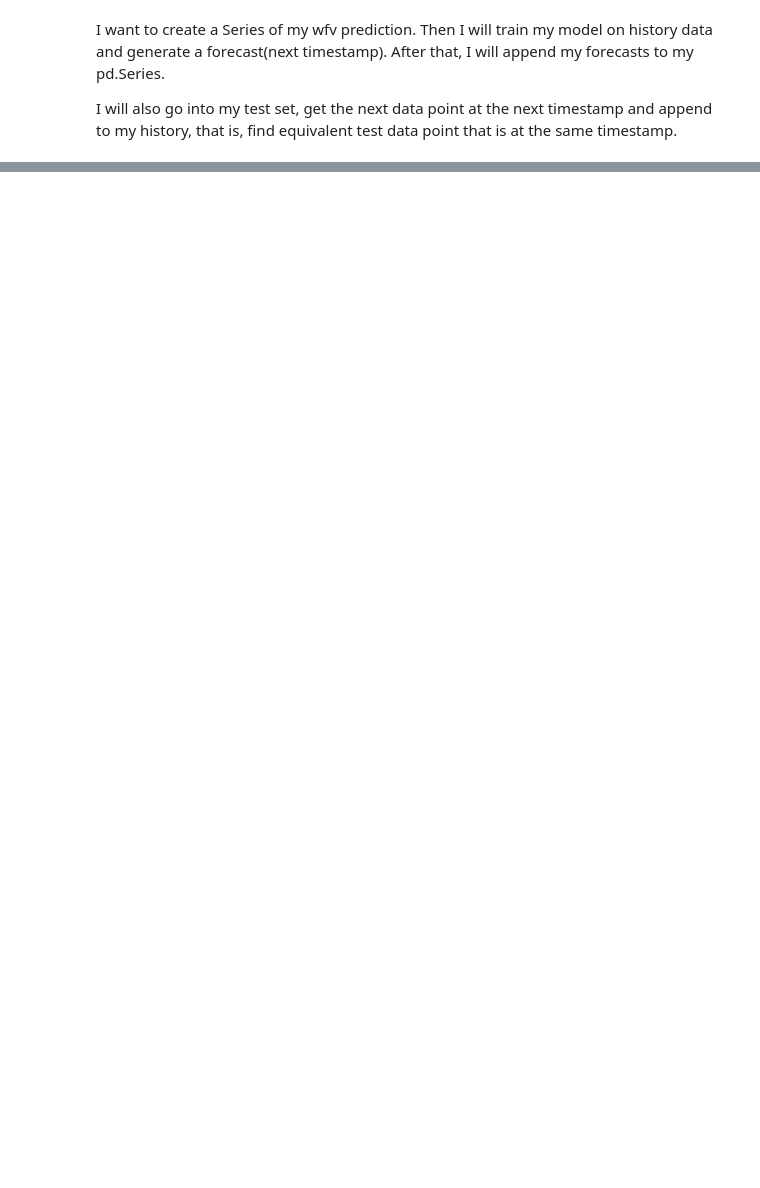
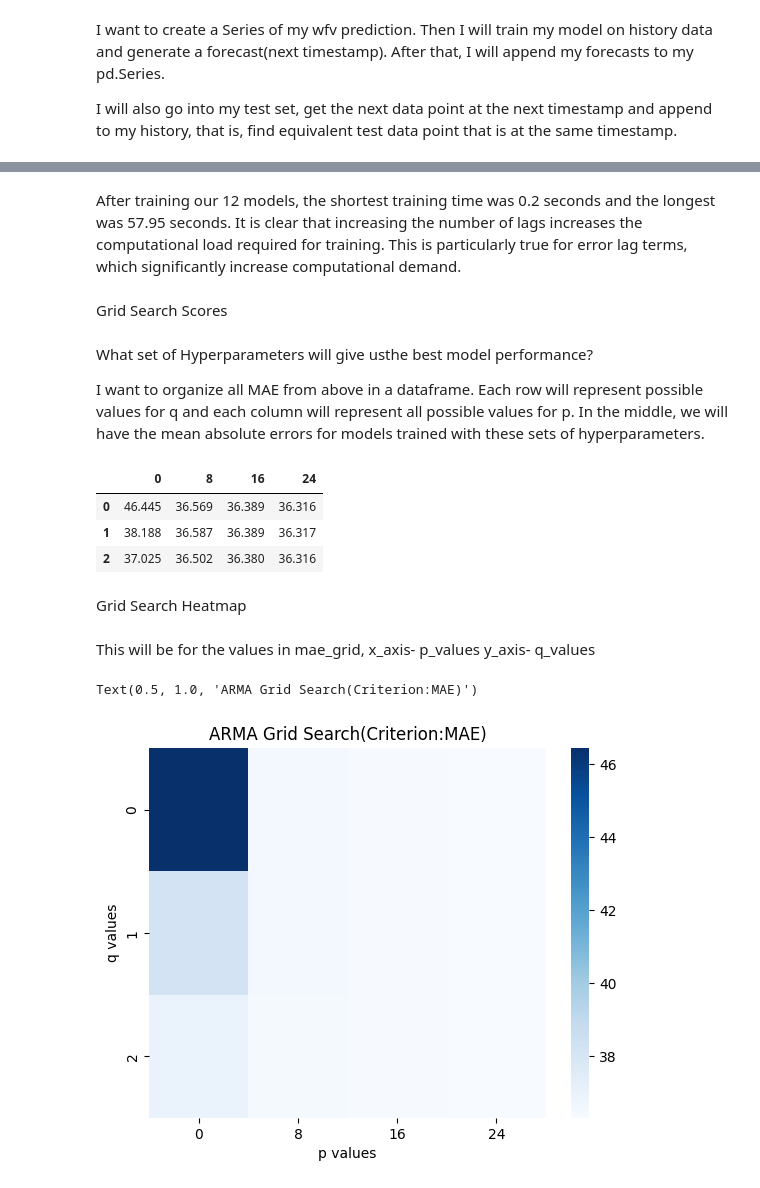
Before and after one commit to mugobrian201/portfolio, a Jupyter notebook: Air_Quality_in_Beijing.ipynb, the cells around one changed output, grey strips where cells are left out. Cells and saved outputs as stored; diff of their text form; code cells hidden in the pictures; blank space fills up the shorter version.

```diff
--- a/Air_Quality_in_Beijing.ipynb
+++ b/Air_Quality_in_Beijing.ipynb
@@ -667,0 +739,5 @@ fig.show()
+# %%
+p_params = range(0, 25, 8)
+print("p values:", p_params)
+q_params = range(0, 3, 1)
+print("q values:", q_params)
@@ -667,0 +757,26 @@ fig.show()
+# %%
+#Create a dictionary to store MAEs
+mae_grid = {}
+#Outer loop:Iterate through possible values of 'p'
+for p in p_params:
+  #Create a new key in dictionary with empty list
+  mae_grid[p] = list()
+  #Inner loop: Iterate through possible values for q
+  for q in q_params:
+    #Combination of hyperparameters for model
+    order = (p, 0, q)
+    #Start time
+    start_time = time.time()
+    #Train model
+    model_arma = ARIMA(y_train_arma, order=order).fit()
+    #Calculate Model Training Time
+    elapsed_time = round(time.time() - start_time, 2)
+    print(f"Trained ARIMA {order} in {elapsed_time} seconds")
+    #Generate in sample predictions
+    y_pred_arma = model_arma.predict()
+    #Calculate training MAE
+    mae_training_arma = mean_absolute_error(y_train_arma, y_pred_arma)
+    #Append MAE List in dictionary
+    mae_grid[p].append(mae_training_arma)
+print()
+print(mae_grid)
@@ -667,0 +798,30 @@ fig.show()
+# %% [markdown]
+After training our 12 models, the shortest training time was 0.2 seconds and the longest was 57.95 seconds. It is clear that increasing the number of lags increases the computational load required for training. This is particularly true for error lag terms, which significantly increase computational demand.
+# %% [markdown]
+Grid Search Scores
+# %% [markdown]
+What set of Hyperparameters will give usthe best model performance?
+
+I want to organize all MAE from above in a dataframe. Each row will represent possible values for q and each column will represent all possible values for p. In the middle, we will have the mean absolute errors for models trained with these sets of hyperparameters.
+# %%
+mae_df = pd.DataFrame(mae_grid)
+mae_df.round(3)
+# %% [output]
+|  | 0 | 8 | 16 | 24 |
+| 0 | 46.445 | 36.569 | 36.389 | 36.316 |
+| 1 | 38.188 | 36.587 | 36.389 | 36.317 |
+| 2 | 37.025 | 36.502 | 36.380 | 36.316 |
+# %% [markdown]
+Grid Search Heatmap
+# %% [markdown]
+This will be for the values in mae_grid,
+x_axis- p_values
+y_axis- q_values
+# %%
+sns.heatmap(mae_df, cmap="Blues")
+plt.xlabel("p values")
+plt.ylabel("q values")
+plt.title("ARMA Grid Search(Criterion:MAE)")
+# %% [output]
+Text(0.5, 1.0, 'ARMA Grid Search(Criterion:MAE)')
+[figure, added]
```
Also changed, not shown: parts of 44 cells of this notebook.
